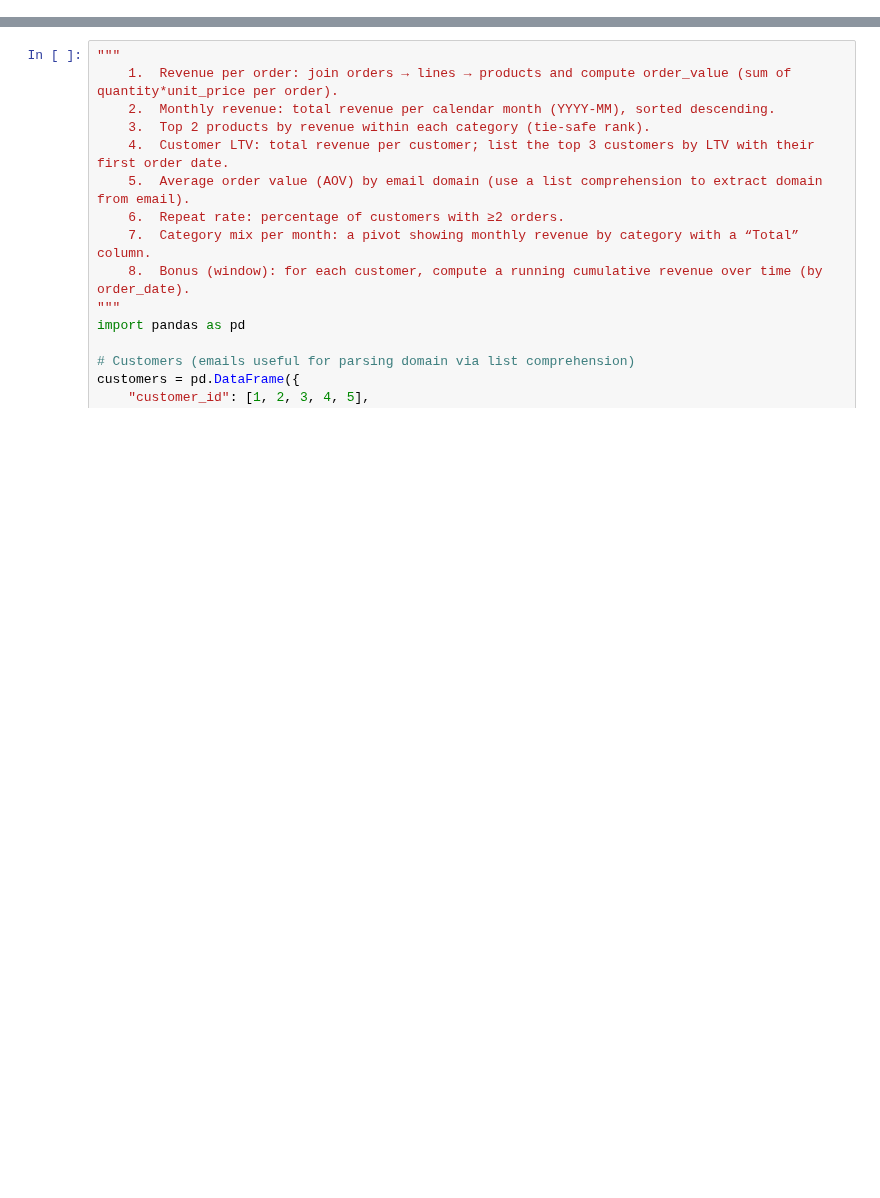
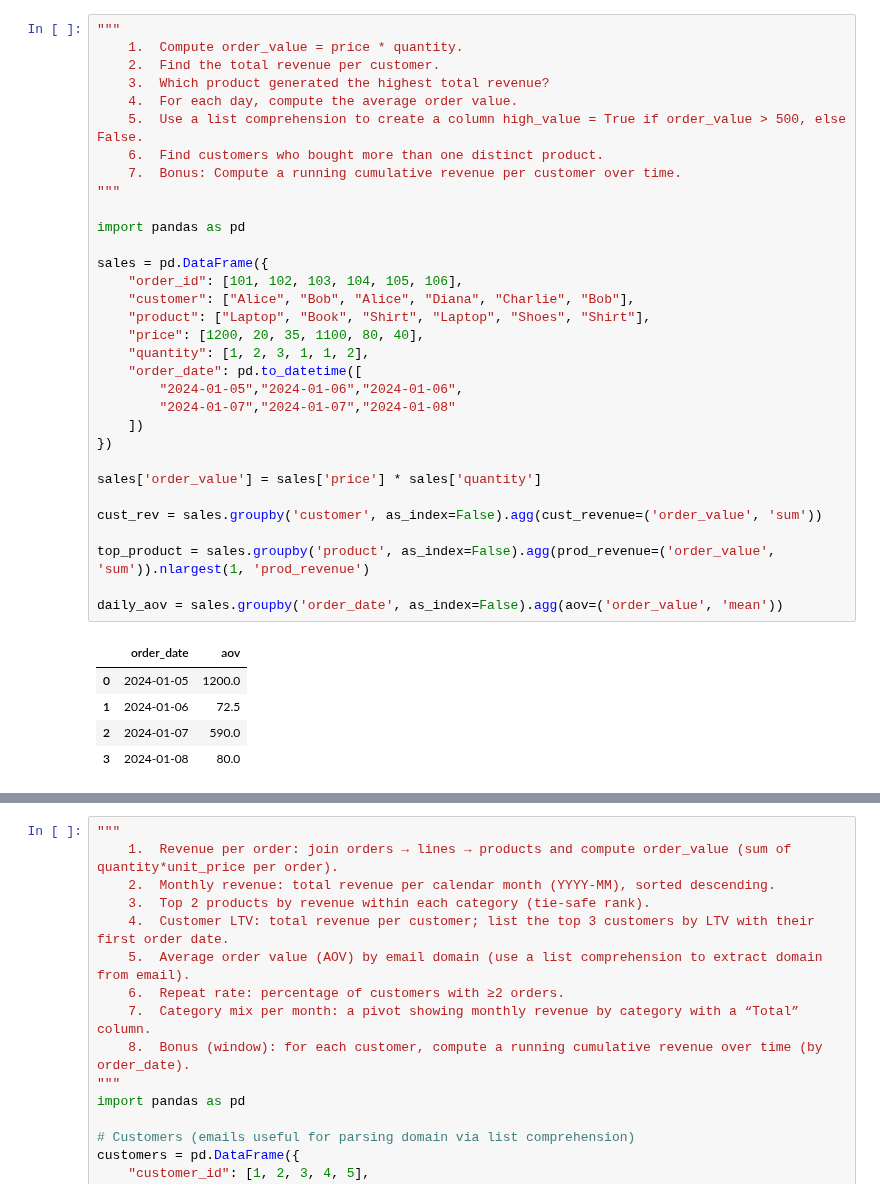
Before and after one commit to edmiller824/sf_tech, a Jupyter notebook: reps.ipynb, the cells around one changed output, grey strips where cells are left out. Saved outputs shown, nothing was run; the diff lists cells and outputs as text; blank space fills up the shorter version.

```diff
--- a/reps.ipynb
+++ b/reps.ipynb
@@ -0,0 +1,38 @@
+# %%
+"""
+	1.	Compute order_value = price * quantity.
+	2.	Find the total revenue per customer.
+	3.	Which product generated the highest total revenue?
+	4.	For each day, compute the average order value.
+	5.	Use a list comprehension to create a column high_value = True if order_value > 500, else False.
+	6.	Find customers who bought more than one distinct product.
+	7.	Bonus: Compute a running cumulative revenue per customer over time.
+"""
+
+import pandas as pd
+
+sales = pd.DataFrame({
+    "order_id": [101, 102, 103, 104, 105, 106],
+    "customer": ["Alice", "Bob", "Alice", "Diana", "Charlie", "Bob"],
+    "product": ["Laptop", "Book", "Shirt", "Laptop", "Shoes", "Shirt"],
+    "price": [1200, 20, 35, 1100, 80, 40],
+    "quantity": [1, 2, 3, 1, 1, 2],
+    "order_date": pd.to_datetime([
+        "2024-01-05","2024-01-06","2024-01-06",
+        "2024-01-07","2024-01-07","2024-01-08"
+    ])
+})
+
+sales['order_value'] = sales['price'] * sales['quantity']
+
+cust_rev = sales.groupby('customer', as_index=False).agg(cust_revenue=('order_value', 'sum'))
+
+top_product = sales.groupby('product', as_index=False).agg(prod_revenue=('order_value', 'sum')).nlargest(1, 'prod_revenue')
+
+daily_aov = sales.groupby('order_date', as_index=False).agg(aov=('order_value', 'mean'))
+# %% [output]
+|  | order_date | aov |
+| 0 | 2024-01-05 | 1200.0 |
+| 1 | 2024-01-06 | 72.5 |
+| 2 | 2024-01-07 | 590.0 |
+| 3 | 2024-01-08 | 80.0 |
```
Also changed, not shown: parts of 2 cells of this notebook.
